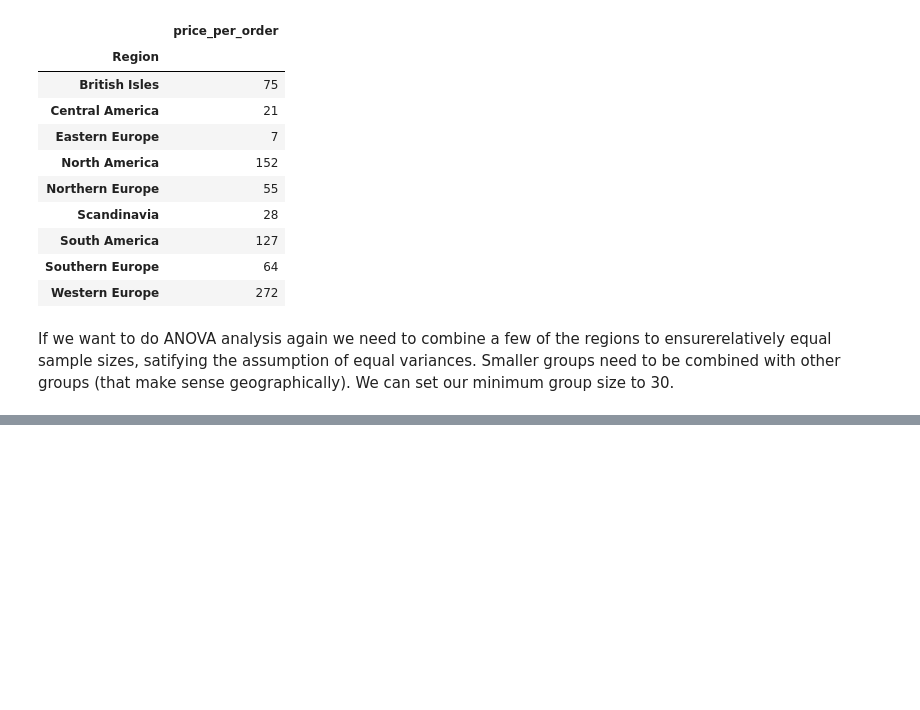
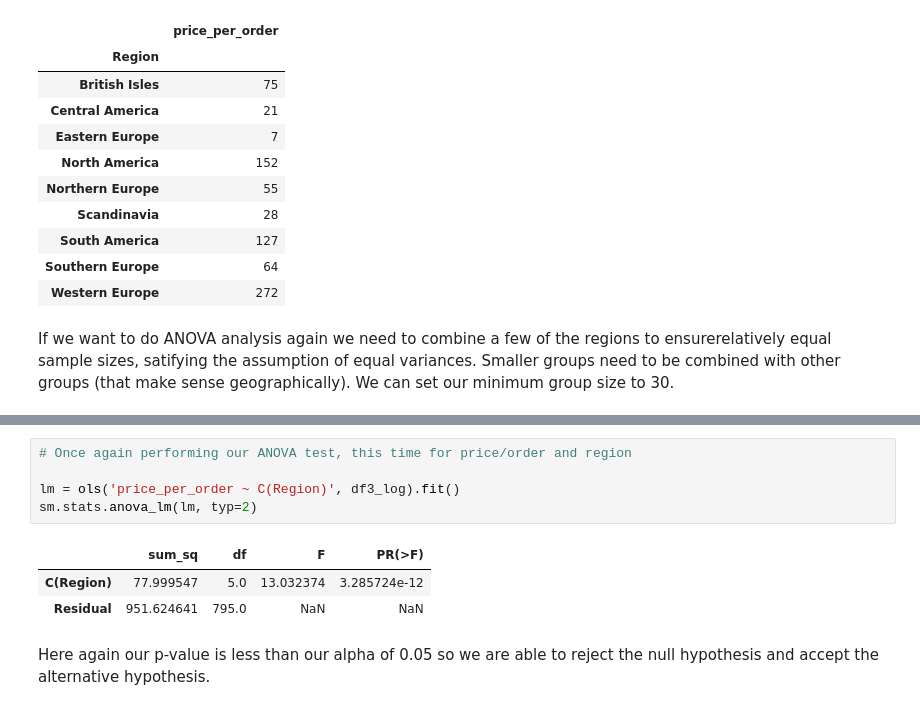
Before and after one commit to MissAle17/dsc-2-final-project-online-ds-sp-000, a Jupyter notebook: Module2.ipynb, the cells around one changed output, grey strips where cells are left out. Drawn from its saved outputs; the diff is of its cells as text; blank space fills up the shorter version.

```diff
--- a/Module2.ipynb
+++ b/Module2.ipynb
@@ -481,0 +529,11 @@ df3.loc[(df3.Region == 'Central America') | (df3.Region == 'South America'),'Reg
+# %%
+# Once again performing our ANOVA test, this time for price/order and region
+
+lm = ols('price_per_order ~ C(Region)', df3_log).fit()
+sm.stats.anova_lm(lm, typ=2)
+# %% [output]
+|  | sum_sq | df | F | PR(>F) |
+| C(Region) | 77.999547 | 5.0 | 13.032374 | 3.285724e-12 |
+| Residual | 951.624641 | 795.0 | NaN | NaN |
+# %% [markdown]
+Here again our p-value is less than our alpha of 0.05 so we are able to reject the null hypothesis and accept the alternative hypothesis.
```
Also changed, not shown: parts of 4 cells of this notebook.
